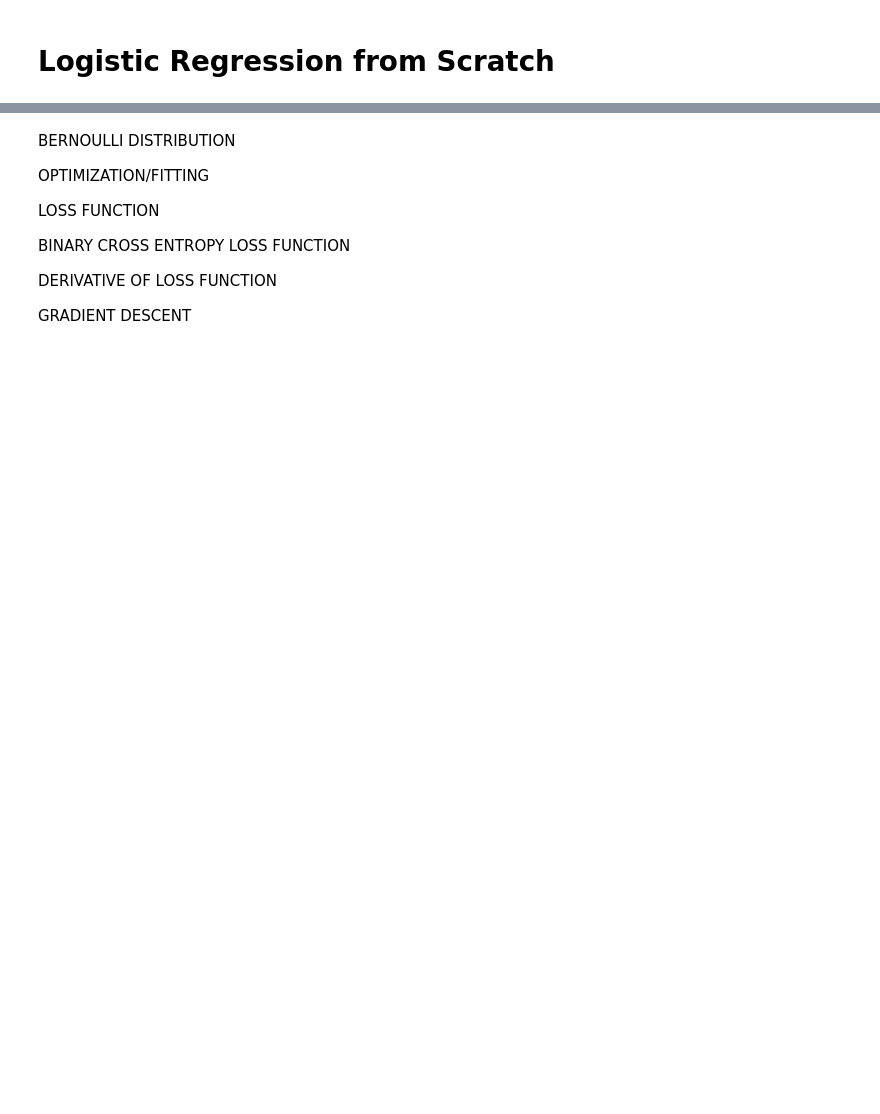
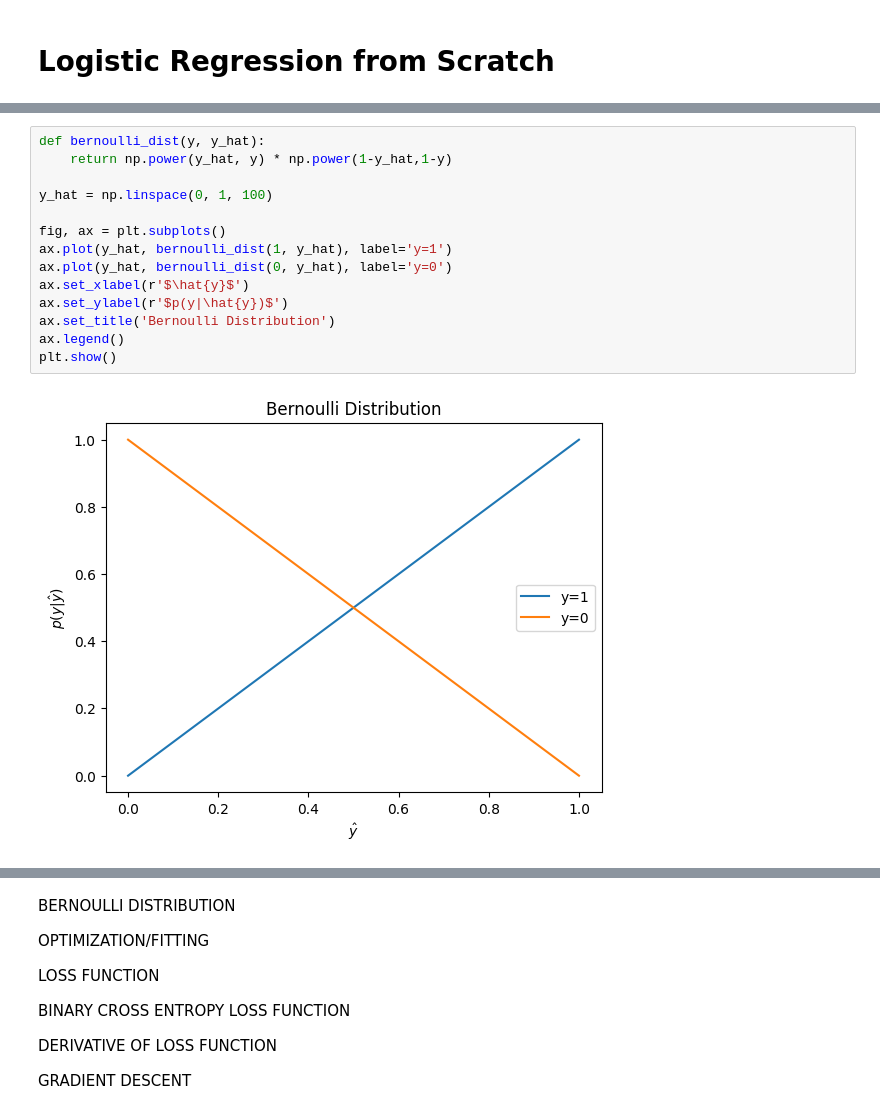
Before and after one commit to dbheadley/DecodingTheBrain, a Jupyter notebook: Week4/notes.ipynb, the cells around one changed output, grey strips where cells are left out. Drawn from its saved outputs; the diff is of its cells as text; blank space fills up the shorter version.

```diff
--- a/Week4/notes.ipynb
+++ b/Week4/notes.ipynb
@@ -5,0 +93,16 @@ import matplotlib.pyplot as plt
+# %%
+def bernoulli_dist(y, y_hat):
+    return np.power(y_hat, y) * np.power(1-y_hat,1-y)
+
+y_hat = np.linspace(0, 1, 100)
+
+fig, ax = plt.subplots()
+ax.plot(y_hat, bernoulli_dist(1, y_hat), label='y=1')
+ax.plot(y_hat, bernoulli_dist(0, y_hat), label='y=0')
+ax.set_xlabel(r'$\hat{y}$')
+ax.set_ylabel(r'$p(y|\hat{y})$')
+ax.set_title('Bernoulli Distribution')
+ax.legend()
+plt.show()
+# %% [output]
+[figure, added]
```
Also changed, not shown: parts of 15 cells of this notebook, 1 other file.
